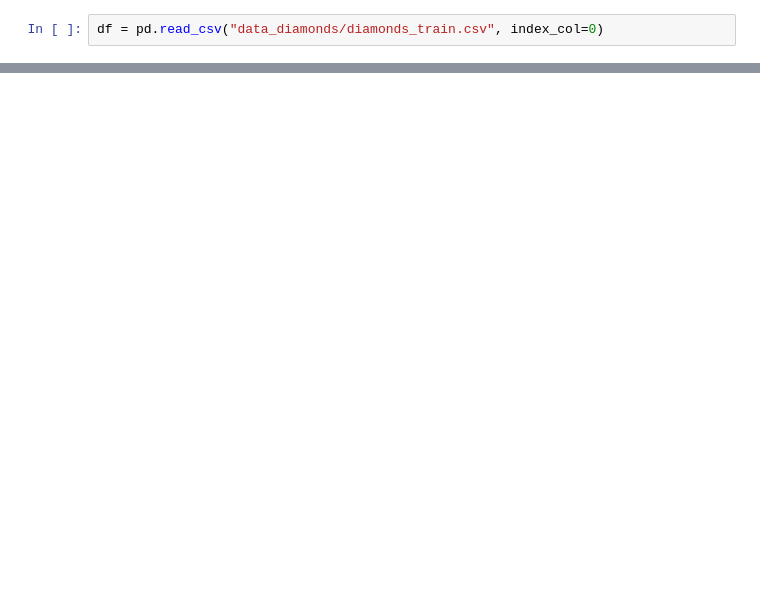
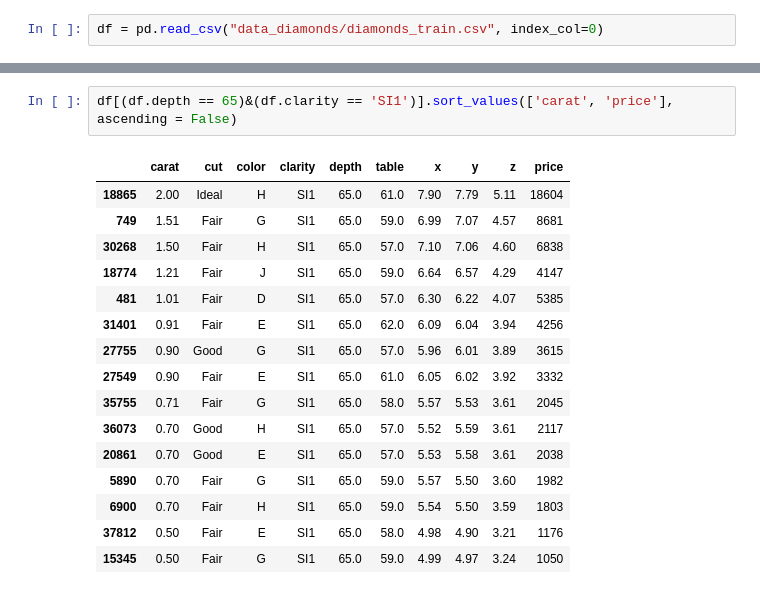
Before and after one commit to leo90rc/Leonardo.DataScience, a Jupyter notebook: week10_ML_competition_pca_kmeans/day4_competi_diamond/kaggle_diamonds.ipynb, the cells around one changed output, grey strips where cells are left out. Cells and saved outputs as stored; diff of their text form; blank space fills up the shorter version.

```diff
--- a/week10_ML_competition_pca_kmeans/day4_competi_diamond/kaggle_diamonds.ipynb
+++ b/week10_ML_competition_pca_kmeans/day4_competi_diamond/kaggle_diamonds.ipynb
@@ -27,0 +70,19 @@ df.carat.unique()
+# %%
+df[(df.depth == 65)&(df.clarity == 'SI1')].sort_values(['carat', 'price'], ascending = False)
+# %% [output]
+|  | carat | cut | color | clarity | depth | table | x | y | z | price |
+| 18865 | 2.00 | Ideal | H | SI1 | 65.0 | 61.0 | 7.90 | 7.79 | 5.11 | 18604 |
+| 749 | 1.51 | Fair | G | SI1 | 65.0 | 59.0 | 6.99 | 7.07 | 4.57 | 8681 |
+| 30268 | 1.50 | Fair | H | SI1 | 65.0 | 57.0 | 7.10 | 7.06 | 4.60 | 6838 |
+| 18774 | 1.21 | Fair | J | SI1 | 65.0 | 59.0 | 6.64 | 6.57 | 4.29 | 4147 |
+| 481 | 1.01 | Fair | D | SI1 | 65.0 | 57.0 | 6.30 | 6.22 | 4.07 | 5385 |
+| 31401 | 0.91 | Fair | E | SI1 | 65.0 | 62.0 | 6.09 | 6.04 | 3.94 | 4256 |
+| 27755 | 0.90 | Good | G | SI1 | 65.0 | 57.0 | 5.96 | 6.01 | 3.89 | 3615 |
+| 27549 | 0.90 | Fair | E | SI1 | 65.0 | 61.0 | 6.05 | 6.02 | 3.92 | 3332 |
+| 35755 | 0.71 | Fair | G | SI1 | 65.0 | 58.0 | 5.57 | 5.53 | 3.61 | 2045 |
+| 36073 | 0.70 | Good | H | SI1 | 65.0 | 57.0 | 5.52 | 5.59 | 3.61 | 2117 |
+| 20861 | 0.70 | Good | E | SI1 | 65.0 | 57.0 | 5.53 | 5.58 | 3.61 | 2038 |
+| 5890 | 0.70 | Fair | G | SI1 | 65.0 | 59.0 | 5.57 | 5.50 | 3.60 | 1982 |
+| 6900 | 0.70 | Fair | H | SI1 | 65.0 | 59.0 | 5.54 | 5.50 | 3.59 | 1803 |
+| 37812 | 0.50 | Fair | E | SI1 | 65.0 | 58.0 | 4.98 | 4.90 | 3.21 | 1176 |
+| 15345 | 0.50 | Fair | G | SI1 | 65.0 | 59.0 | 4.99 | 4.97 | 3.24 | 1050 |
```
Also changed, not shown: parts of 87 cells of this notebook, 5 other files.
